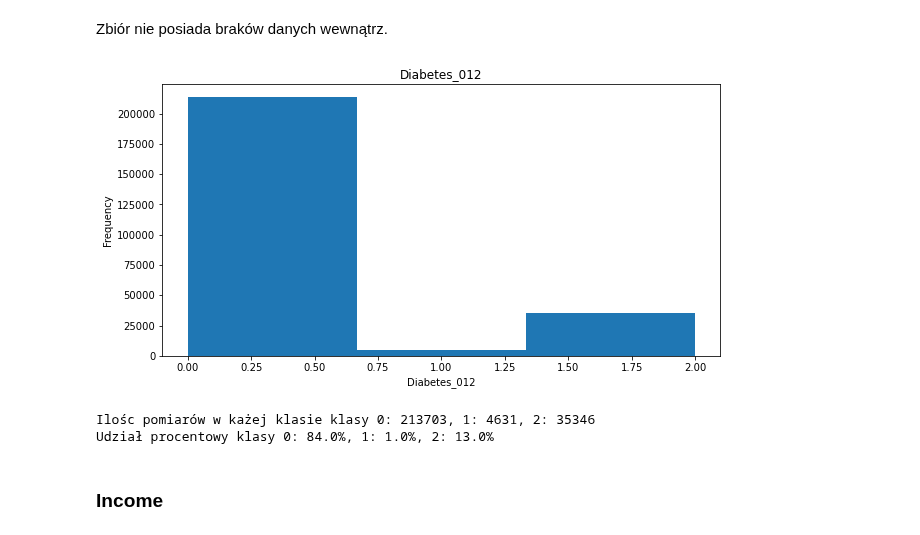
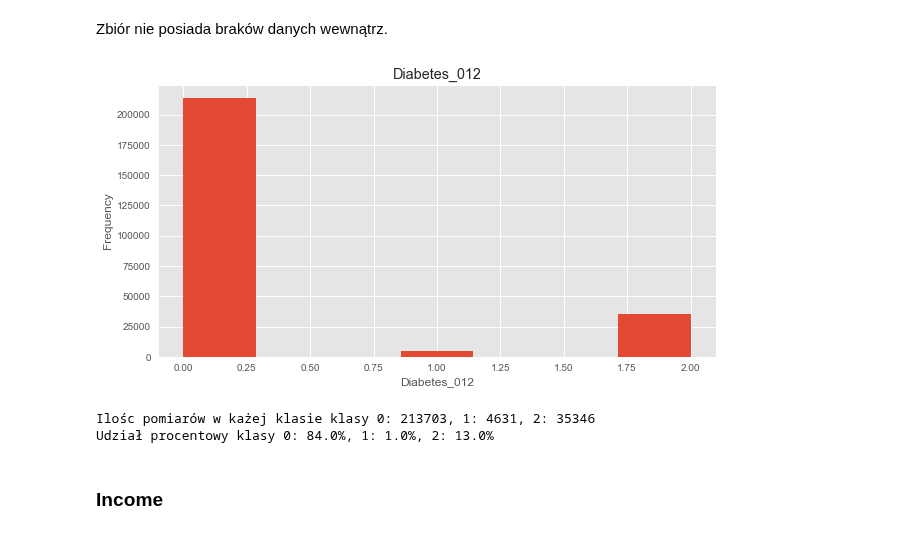
Before and after one commit to CarJung/Uni, a Jupyter notebook: diabetes/Projekt.ipynb, the cells around one changed output. Drawn from its saved outputs; the diff is of its cells as text; code cells hidden in the pictures.

```diff
--- a/diabetes/Projekt.ipynb
+++ b/diabetes/Projekt.ipynb
@@ -11,6 +11,8 @@ import os, os.path as op
 
 import matplotlib.pyplot as plt
 import seaborn as sns
+
+plt.style.use("ggplot")
 # %%
 data = pd.read_csv(op.join('data', 'data.csv'), sep =',')
 # %%
@@ -130,13 +132,13 @@ def plot_histogram(data, column, title,bins):
     plt.hist(data[column], bins=bins)
     plt.show()
 # %%
-plot_histogram(data, 'Diabetes_012', 'Diabetes_012', bins=3)
+plot_histogram(data, 'Diabetes_012', 'Diabetes_012', bins=7)
 data_perc = data.Diabetes_012.value_counts()*100/len(data)
 data_count  = data.Diabetes_012.value_counts()
 print(f"Ilośc pomiarów w każej klasie klasy 0: {data_count[0]}, 1: {data_count[1]}, 2: {data_count[2]}")
 print(f"Udział procentowy klasy 0: {np.floor(data_perc[0])}%, 1: {np.floor(data_perc[1])}%, 2: {np.floor(data_perc[2])}%")
 # %% [output]
-[figure, old version]
+[figure, new version]
 Ilośc pomiarów w każej klasie klasy 0: 213703, 1: 4631, 2: 35346
 Udział procentowy klasy 0: 84.0%, 1: 1.0%, 2: 13.0%
 # %% [markdown]
```
Also changed, not shown: parts of 20 cells of this notebook, 1 other file.
